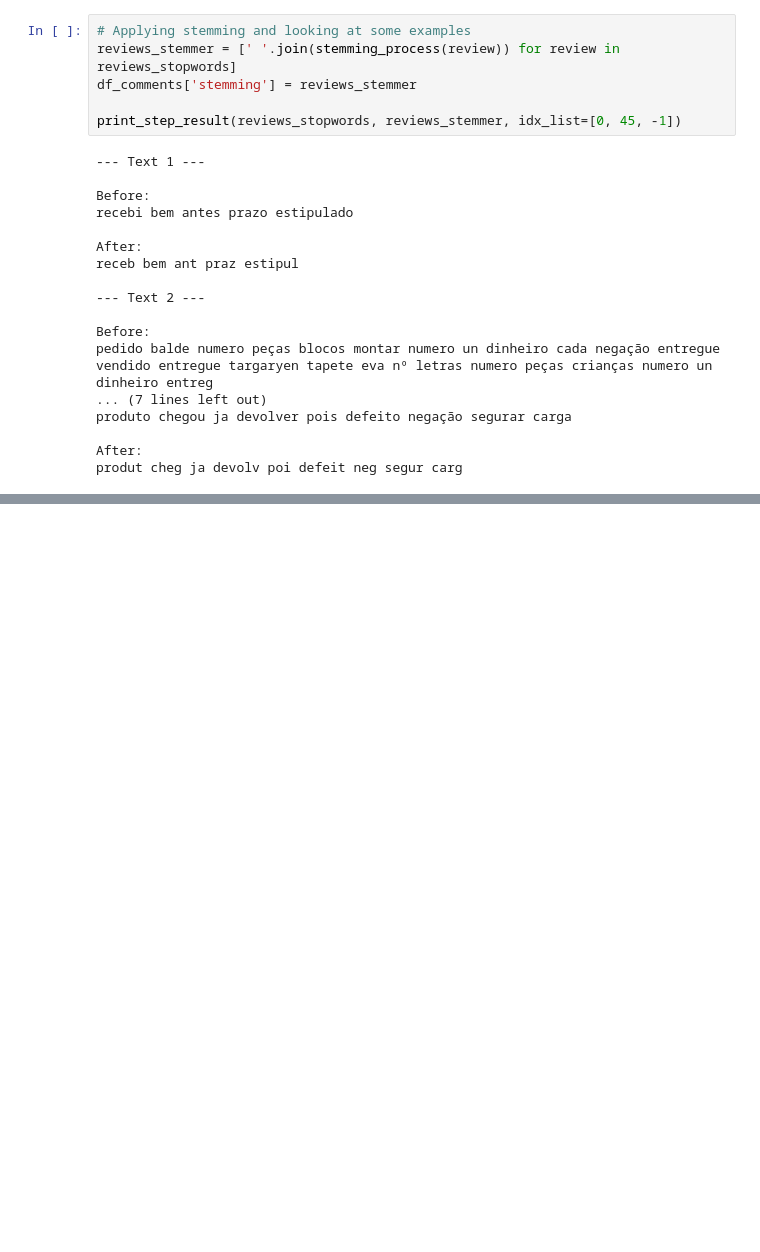
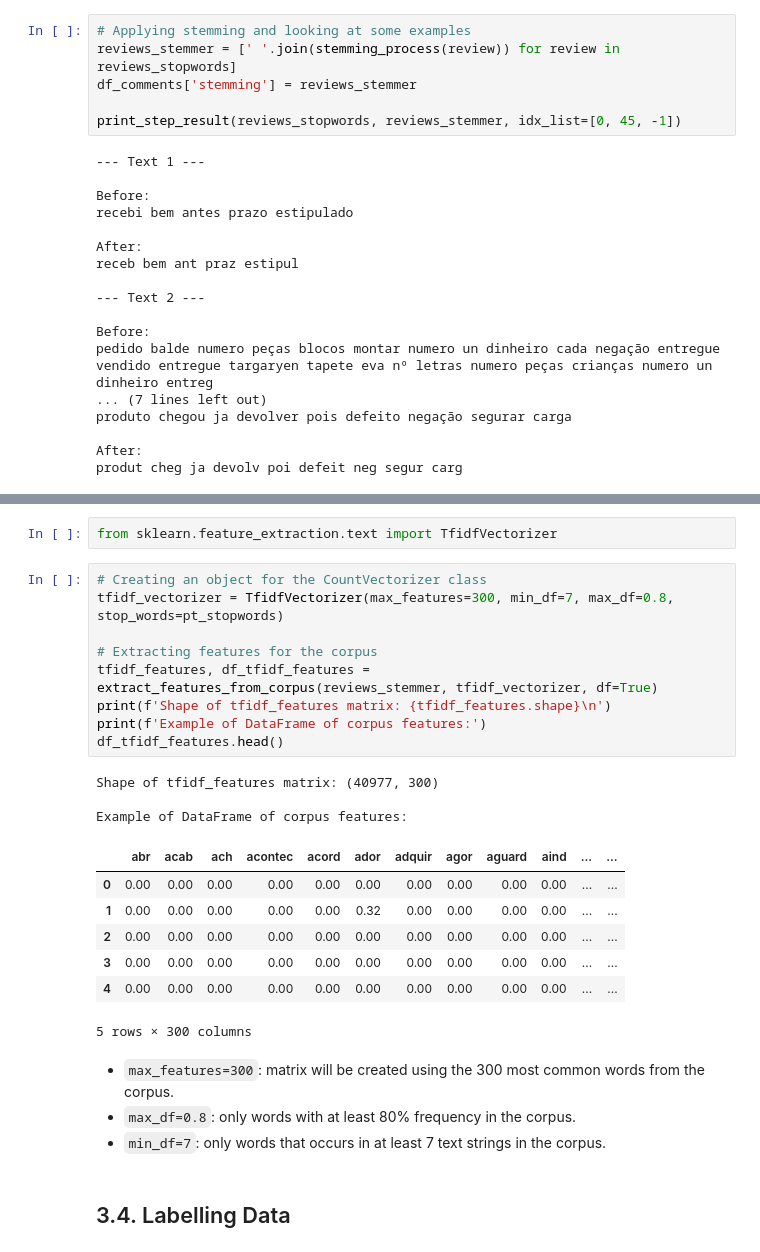
Before and after one commit to lucasquemelli/customer_satisfaction_prediction, a Jupyter notebook: customer_satisfaction_prediction.ipynb, the cells around one changed output, grey strips where cells are left out. Drawn from its saved outputs; the diff is of its cells as text; blank space fills up the shorter version.

```diff
--- a/customer_satisfaction_prediction.ipynb
+++ b/customer_satisfaction_prediction.ipynb
@@ -2189,0 +2267,28 @@ produt cheg ja devolv poi defeit neg segur carg
+# %%
+from sklearn.feature_extraction.text import TfidfVectorizer
+# %%
+# Creating an object for the CountVectorizer class
+tfidf_vectorizer = TfidfVectorizer(max_features=300, min_df=7, max_df=0.8, stop_words=pt_stopwords)
+
+# Extracting features for the corpus
+tfidf_features, df_tfidf_features = extract_features_from_corpus(reviews_stemmer, tfidf_vectorizer, df=True)
+print(f'Shape of tfidf_features matrix: {tfidf_features.shape}\n')
+print(f'Example of DataFrame of corpus features:')
+df_tfidf_features.head()
+# %% [output]
+Shape of tfidf_features matrix: (40977, 300)
+
+Example of DataFrame of corpus features:
+|  | abr | acab | ach | acontec | acord | ador | adquir | agor | aguard | aind | ... | ... |
+| 0 | 0.00 | 0.00 | 0.00 | 0.00 | 0.00 | 0.00 | 0.00 | 0.00 | 0.00 | 0.00 | ... | ... |
+| 1 | 0.00 | 0.00 | 0.00 | 0.00 | 0.00 | 0.32 | 0.00 | 0.00 | 0.00 | 0.00 | ... | ... |
+| 2 | 0.00 | 0.00 | 0.00 | 0.00 | 0.00 | 0.00 | 0.00 | 0.00 | 0.00 | 0.00 | ... | ... |
+| 3 | 0.00 | 0.00 | 0.00 | 0.00 | 0.00 | 0.00 | 0.00 | 0.00 | 0.00 | 0.00 | ... | ... |
+| 4 | 0.00 | 0.00 | 0.00 | 0.00 | 0.00 | 0.00 | 0.00 | 0.00 | 0.00 | 0.00 | ... | ... |
+5 rows × 300 columns
+# %% [markdown]
+- `max_features=300`: matrix will be created using the 300 most common words from the corpus.
+- `max_df=0.8`: only words with at least 80% frequency in the corpus.
+- `min_df=7`: only words that occurs in at least 7 text strings in the corpus.
+# %% [markdown]
+## 3.4. Labelling Data
```
Also changed, not shown: parts of 10 cells of this notebook.
